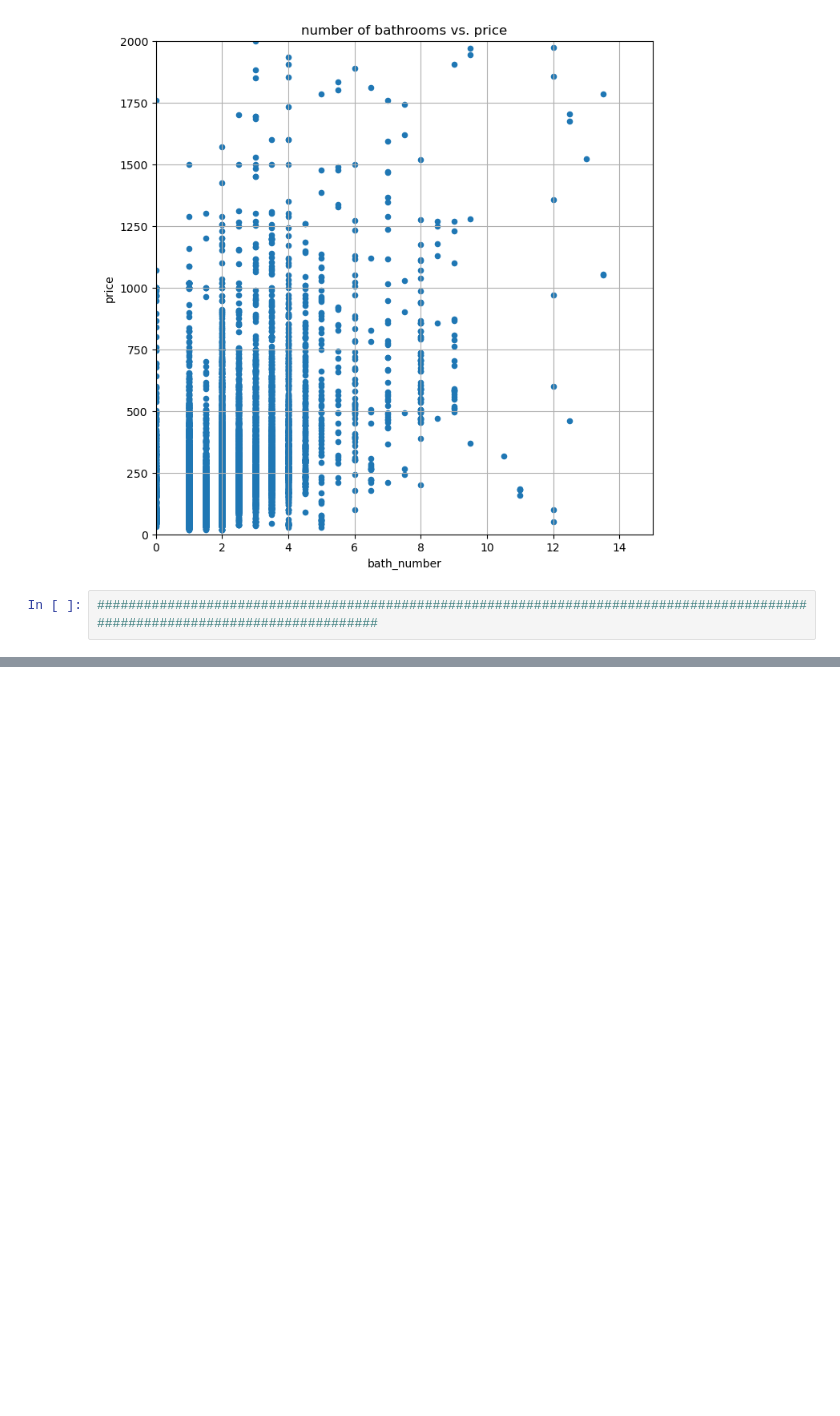
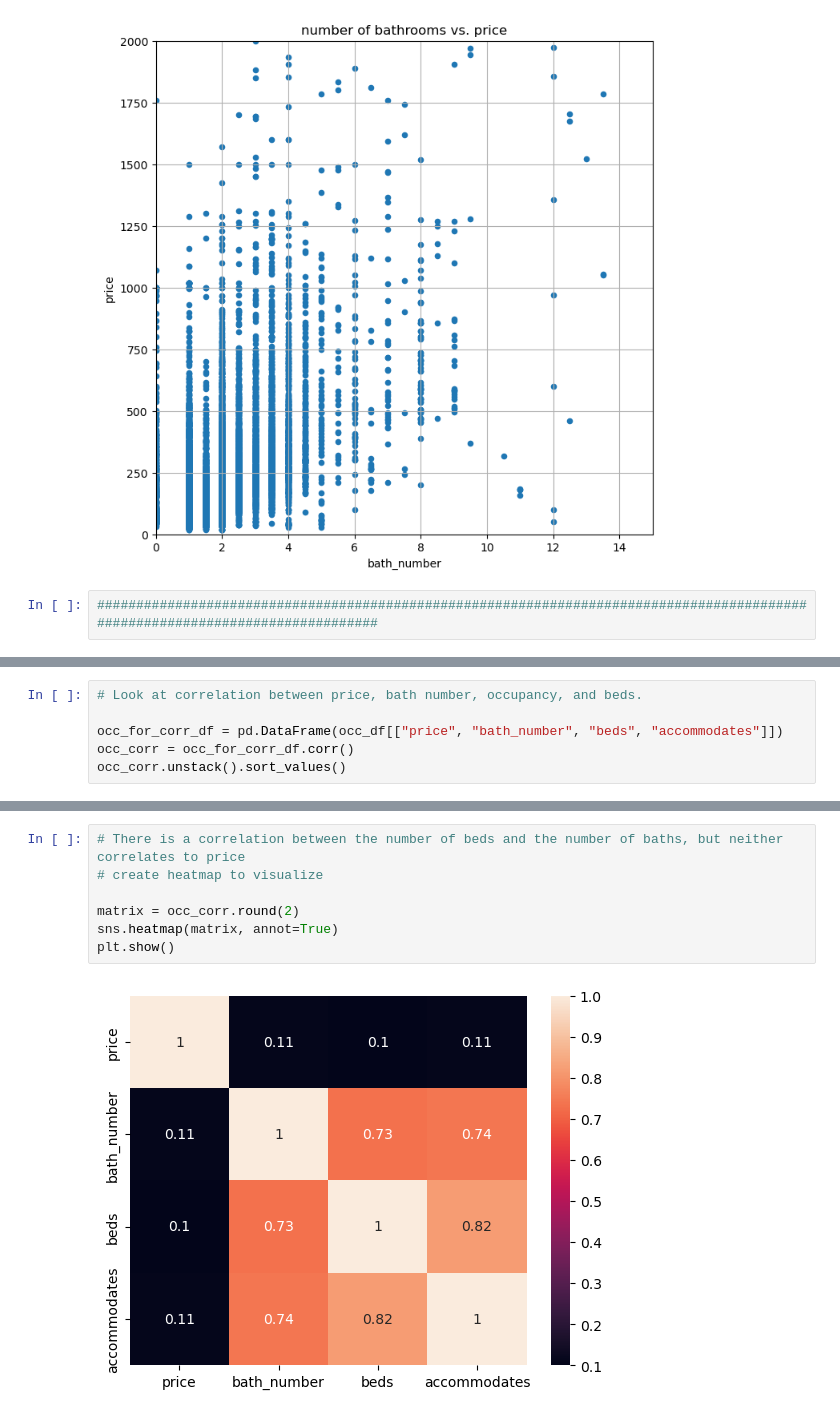
Before and after one commit to bmckimmy/Panda-o-rama, a Jupyter notebook: MM_files/mm_price_occupancy.ipynb, the cells around one changed output, grey strips where cells are left out. Drawn from its saved outputs; the diff is of its cells as text; blank space fills up the shorter version.

```diff
--- a/MM_files/mm_price_occupancy.ipynb
+++ b/MM_files/mm_price_occupancy.ipynb
@@ -264,0 +162,6 @@ grouped_df['review_scores_rating'].value_counts()
+# %%
+# Look at correlation between price, bath number, occupancy, and beds.
+
+occ_for_corr_df = pd.DataFrame(occ_df[["price", "bath_number", "beds", "accommodates"]])
+occ_corr = occ_for_corr_df.corr()
+occ_corr.unstack().sort_values()
@@ -264,0 +186,9 @@ grouped_df['review_scores_rating'].value_counts()
+# %%
+# There is a correlation between the number of beds and the number of baths, but neither correlates to price
+# create heatmap to visualize
+
+matrix = occ_corr.round(2)
+sns.heatmap(matrix, annot=True)
+plt.show()
+# %% [output]
+[figure, added]
```
Also changed, not shown: parts of 29 cells of this notebook, 4 other files.
